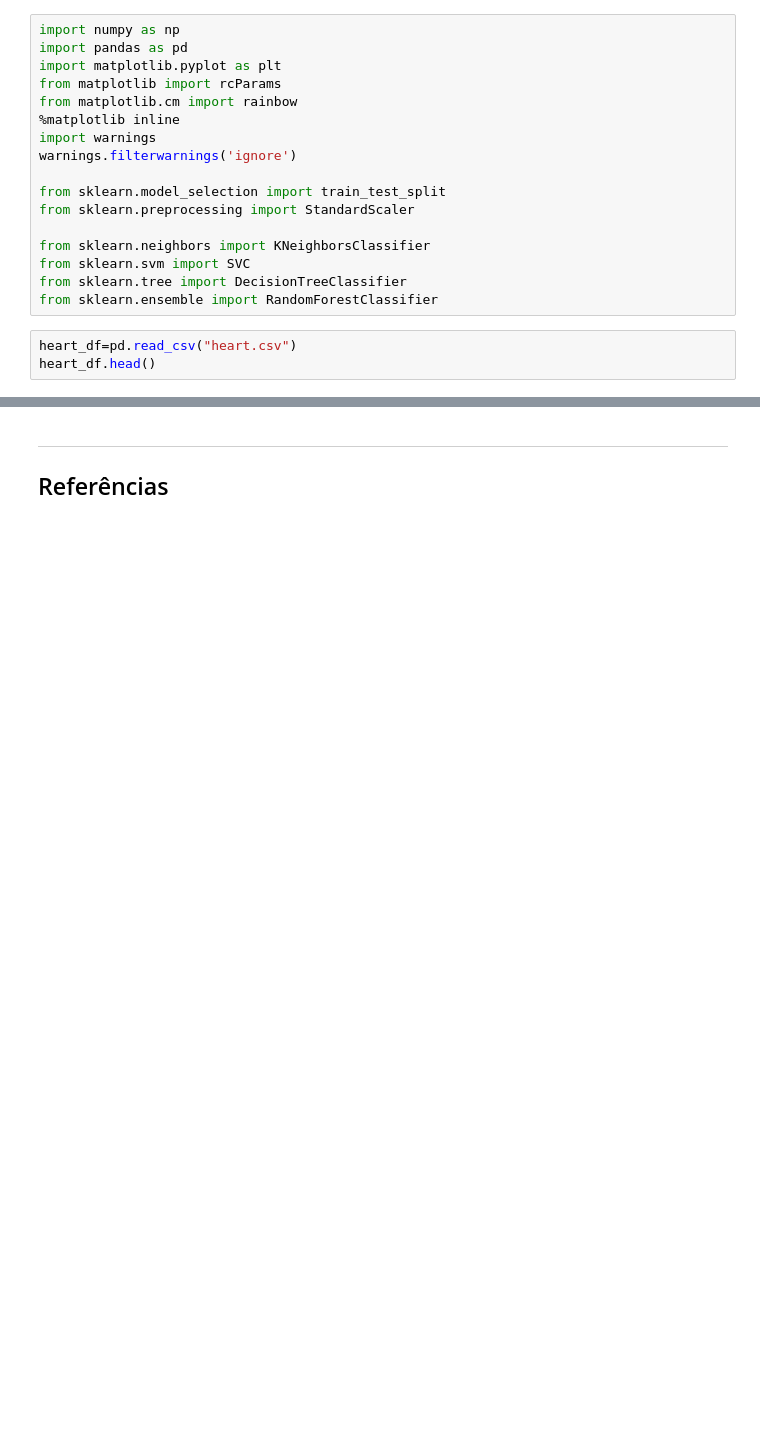
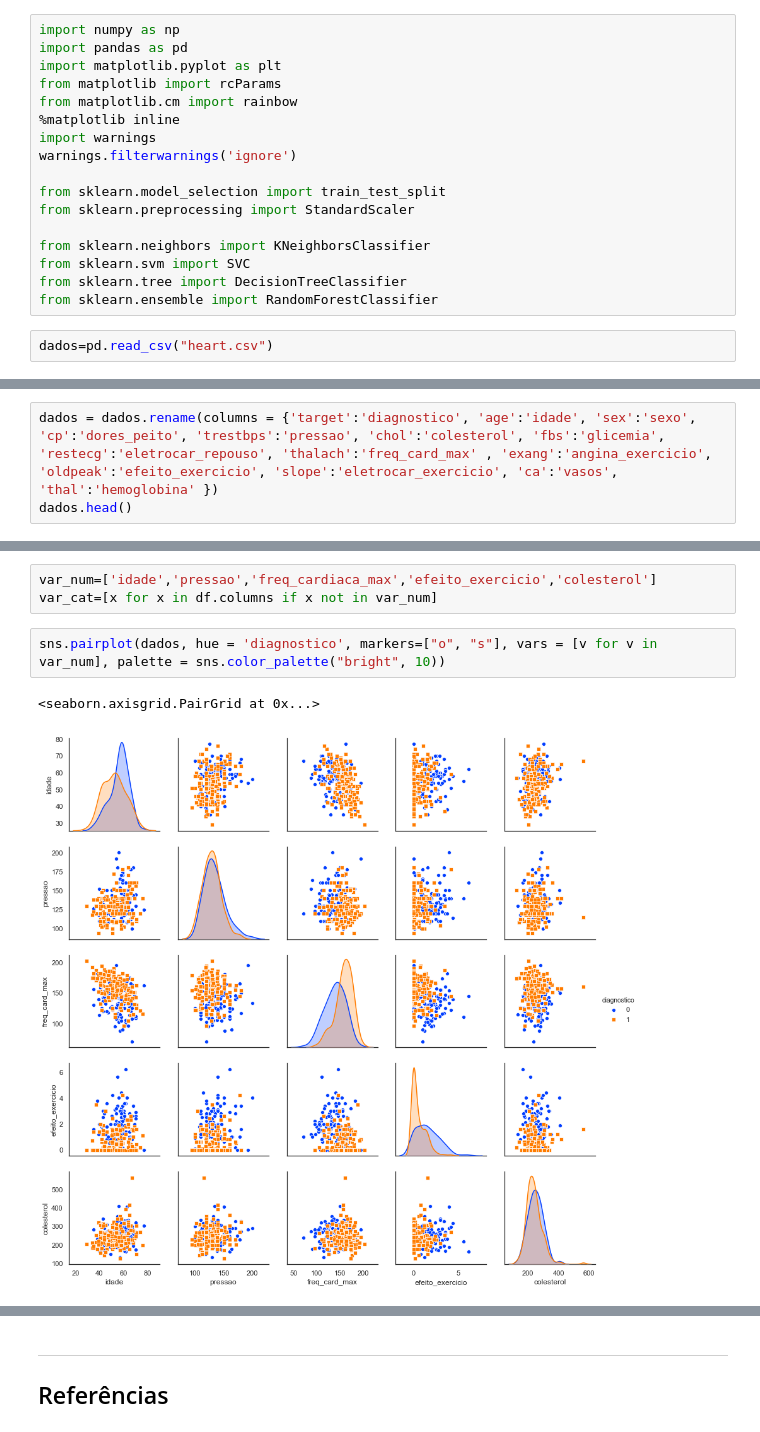
Before and after one commit to gabriellaec/CD-P3, a Jupyter notebook: Projeto 3.ipynb, the cells around one changed output, grey strips where cells are left out. Saved outputs shown, nothing was run; the diff lists cells and outputs as text; blank space fills up the shorter version.

```diff
--- a/Projeto 3.ipynb
+++ b/Projeto 3.ipynb
@@ -80,5 +83,4 @@ from sklearn.svm import SVC
 from sklearn.tree import DecisionTreeClassifier
 from sklearn.ensemble import RandomForestClassifier
 # %%
-heart_df=pd.read_csv("heart.csv")
-heart_df.head()
+dados=pd.read_csv("heart.csv")
@@ -91,0 +87,3 @@ heart_df.head()
+# %%
+dados = dados.rename(columns = {'target':'diagnostico', 'age':'idade', 'sex':'sexo', 'cp':'dores_peito', 'trestbps':'pressao', 'chol':'colesterol', 'fbs':'glicemia', 'restecg':'eletrocar_repouso', 'thalach':'freq_card_max' , 'exang':'angina_exercicio', 'oldpeak':'efeito_exercicio', 'slope':'eletrocar_exercicio', 'ca':'vasos', 'thal':'hemoglobina' })
+dados.head()
@@ -91,0 +137,8 @@ heart_df.head()
+# %%
+var_num=['idade','pressao','freq_cardiaca_max','efeito_exercicio','colesterol']
+var_cat=[x for x in df.columns if x not in var_num]
+# %%
+sns.pairplot(dados, hue = 'diagnostico', markers=["o", "s"], vars = [v for v in var_num], palette = sns.color_palette("bright", 10))
+# %% [output]
+<seaborn.axisgrid.PairGrid at 0x...>
+[figure, added]
```
Also changed, not shown: parts of 13 cells of this notebook.
